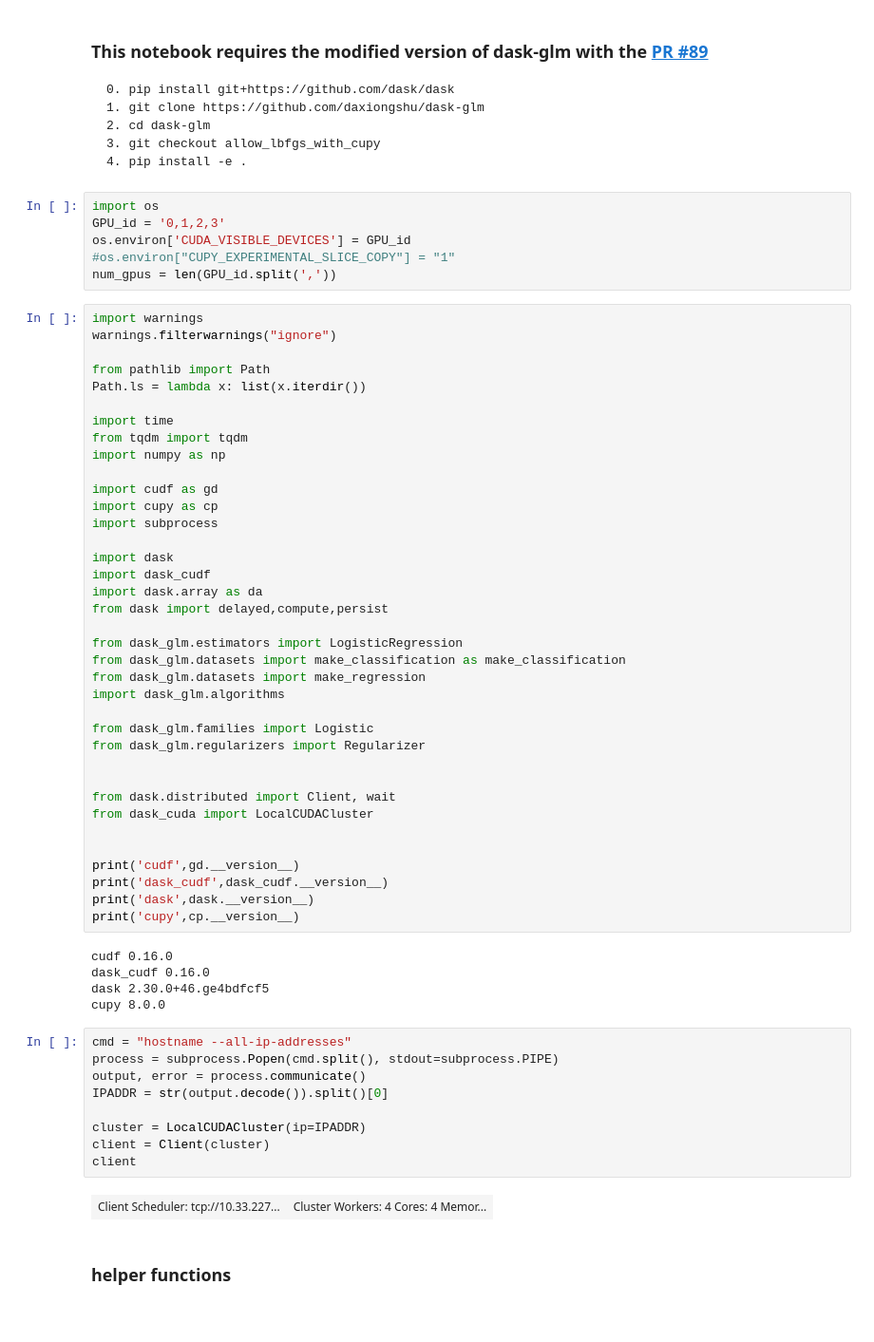
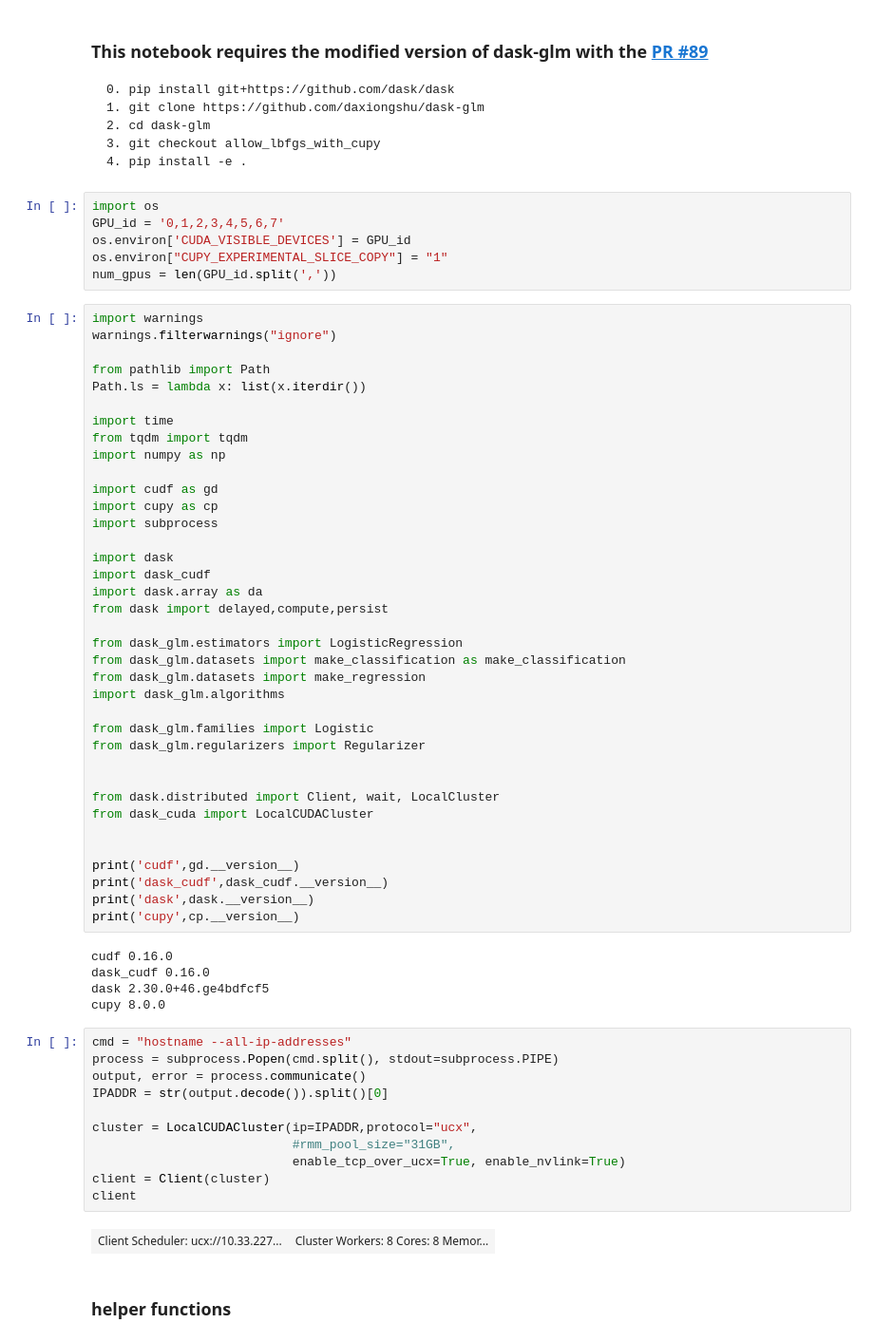
Before and after one commit to daxiongshu/rapids-demos, a Jupyter notebook: dask_glm_cupy_vs_numpy.ipynb, the cells around one changed output. Shown at 95% size. Saved outputs shown, nothing was run; the diff lists cells and outputs as text.

````diff
--- a/dask_glm_cupy_vs_numpy.ipynb
+++ b/dask_glm_cupy_vs_numpy.ipynb
@@ -10,9 +10,9 @@
 ```
 # %%
 import os
-GPU_id = '0,1,2,3'
+GPU_id = '0,1,2,3,4,5,6,7'
 os.environ['CUDA_VISIBLE_DEVICES'] = GPU_id
-#os.environ["CUPY_EXPERIMENTAL_SLICE_COPY"] = "1"
+os.environ["CUPY_EXPERIMENTAL_SLICE_COPY"] = "1"
 num_gpus = len(GPU_id.split(','))
 # %%
 import warnings
@@ -43,7 +43,7 @@ from dask_glm.families import Logistic
 from dask_glm.regularizers import Regularizer
 
 
-from dask.distributed import Client, wait
+from dask.distributed import Client, wait, LocalCluster
 from dask_cuda import LocalCUDACluster
 
 
@@ -59,14 +59,16 @@ cupy 8.0.0
 # %%
 cmd = "hostname --all-ip-addresses"
 process = subprocess.Popen(cmd.split(), stdout=subprocess.PIPE)
 output, error = process.communicate()
 IPADDR = str(output.decode()).split()[0]
 
-cluster = LocalCUDACluster(ip=IPADDR)
+cluster = LocalCUDACluster(ip=IPADDR,protocol="ucx",
+                           #rmm_pool_size="31GB",
+                           enable_tcp_over_ucx=True, enable_nvlink=True)
 client = Client(cluster)
 client
 # %% [output]
-| Client Scheduler: tcp://10.33.227... | Cluster Workers: 4 Cores: 4 Memor... |
+| Client Scheduler: ucx://10.33.227... | Cluster Workers: 8 Cores: 8 Memor... |
 # %% [markdown]
 ### helper functions
 # %%
````
Also changed, not shown: parts of 15 cells of this notebook.
